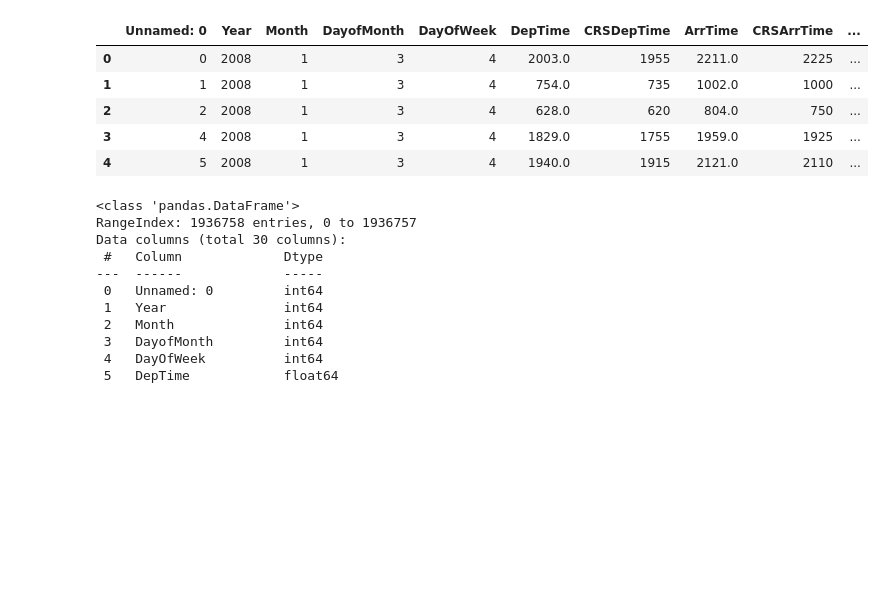
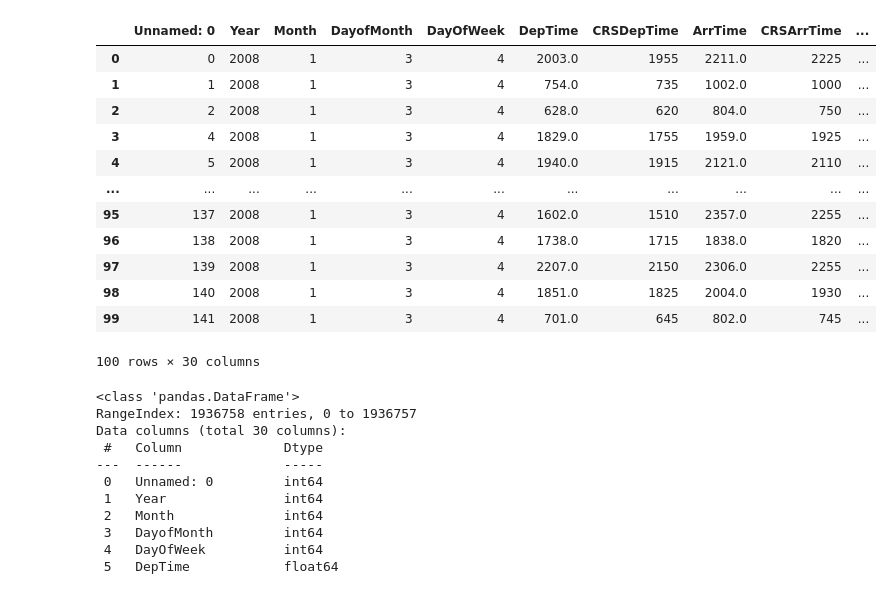
Before and after one commit to PickleAbdu/Airlines-Delay-Analysis, a Jupyter notebook: EDA.ipynb, the cells around one changed output. Cells and saved outputs as stored; diff of their text form; code cells hidden in the pictures; blank space fills up the shorter version.

```diff
--- a/EDA.ipynb
+++ b/EDA.ipynb
@@ -14,14 +53,21 @@ import pandas as pd
 # %%
 df = pd.read_csv("DelayedFlights.csv")
 pd.set_option("display.max_columns", None)
-df.head()
+df.head(100)
 # %% [output]
 |  | Unnamed: 0 | Year | Month | DayofMonth | DayOfWeek | DepTime | CRSDepTime | ArrTime | CRSArrTime | ... |
 | 0 | 0 | 2008 | 1 | 3 | 4 | 2003.0 | 1955 | 2211.0 | 2225 | ... |
 | 1 | 1 | 2008 | 1 | 3 | 4 | 754.0 | 735 | 1002.0 | 1000 | ... |
 | 2 | 2 | 2008 | 1 | 3 | 4 | 628.0 | 620 | 804.0 | 750 | ... |
 | 3 | 4 | 2008 | 1 | 3 | 4 | 1829.0 | 1755 | 1959.0 | 1925 | ... |
 | 4 | 5 | 2008 | 1 | 3 | 4 | 1940.0 | 1915 | 2121.0 | 2110 | ... |
+| ... | ... | ... | ... | ... | ... | ... | ... | ... | ... | ... |
+| 95 | 137 | 2008 | 1 | 3 | 4 | 1602.0 | 1510 | 2357.0 | 2255 | ... |
+| 96 | 138 | 2008 | 1 | 3 | 4 | 1738.0 | 1715 | 1838.0 | 1820 | ... |
+| 97 | 139 | 2008 | 1 | 3 | 4 | 2207.0 | 2150 | 2306.0 | 2255 | ... |
+| 98 | 140 | 2008 | 1 | 3 | 4 | 1851.0 | 1825 | 2004.0 | 1930 | ... |
+| 99 | 141 | 2008 | 1 | 3 | 4 | 701.0 | 645 | 802.0 | 745 | ... |
+100 rows × 30 columns
 # %%
 df.info()
 # %% [output]
```
Also changed, not shown: parts of 44 cells of this notebook.
